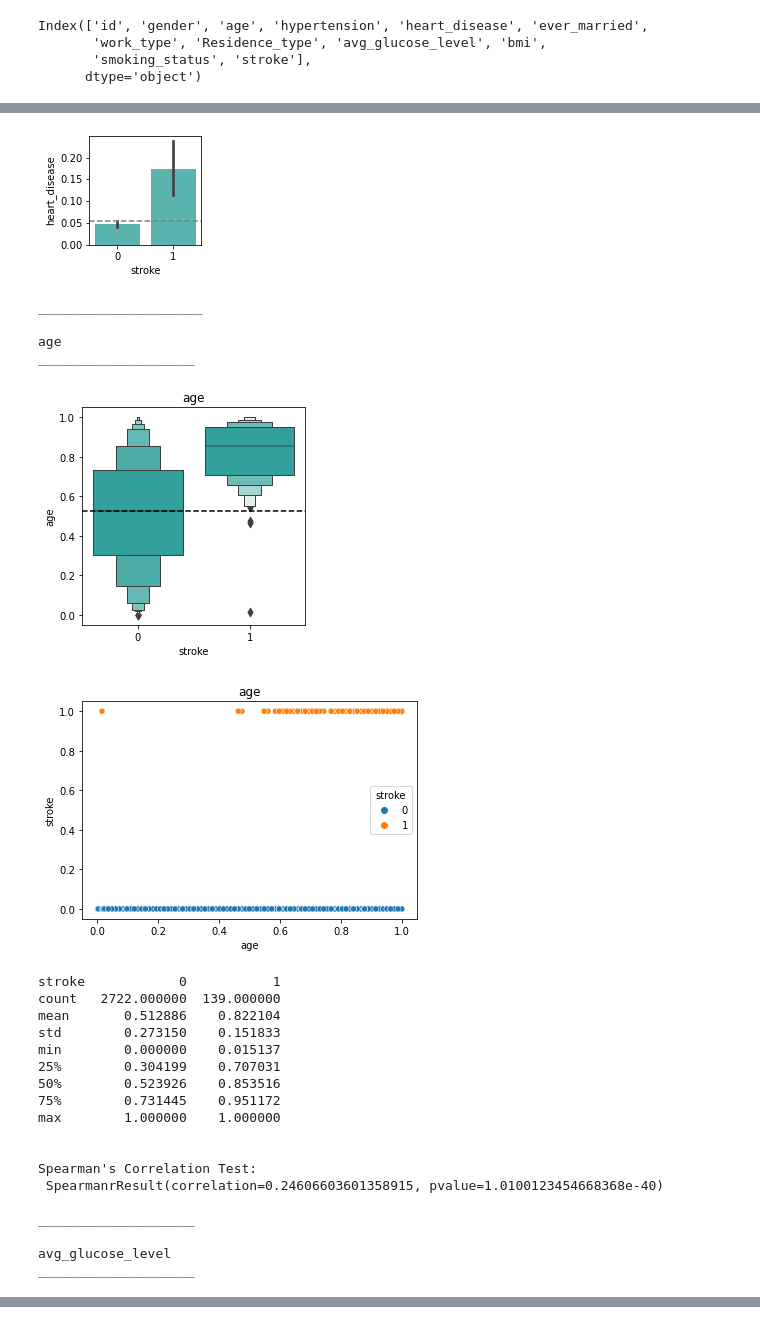
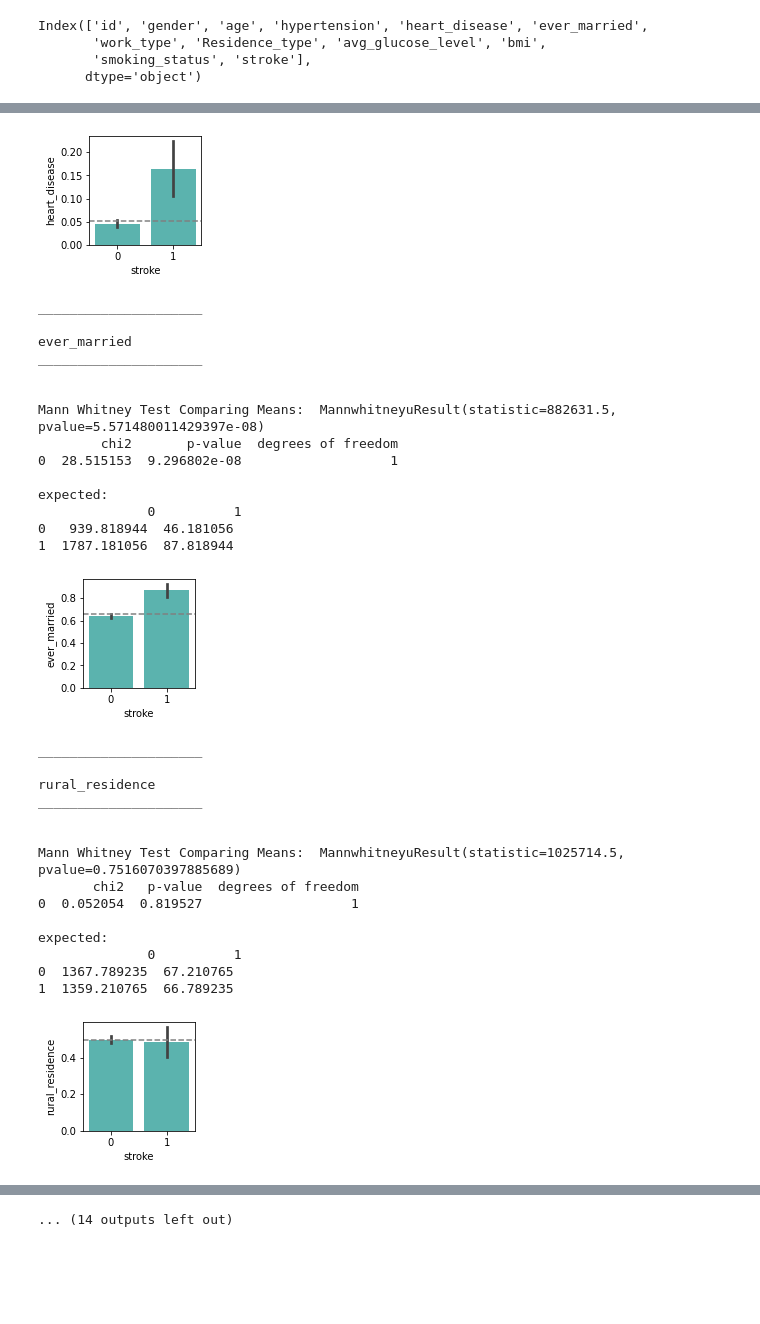
Before and after one commit to mdalton87/stroke_prediction, a Jupyter notebook: stroke.ipynb, the cells around one changed output, grey strips where cells are left out. Drawn from its saved outputs; the diff is of its cells as text; code cells hidden in the pictures; blank space fills up the shorter version.

Commit message:
explored data, create new helper functions

```diff
--- a/stroke.ipynb
+++ b/stroke.ipynb
@@ -105,6 +196,8 @@ df.set_index('id', inplace=True)
+# %%
+df = df.assign(current_smoker = df.smoking_status == 'smokes')
+df.current_smoker = df.current_smoker.replace(True, 1).replace(False, 0).astype('int')
 # %%
 quant_cols = ['age','avg_glucose_level','bmi']
-bin_cols = ['hypertension','heart_disease']
+bin_cols = ['hypertension','heart_disease','ever_married','rural_residence','urban_residence', 'current_smoker', 'is_female', 'is_male']
 target = 'stroke'
-cat_cols = list(df.columns.drop(quant_cols, bin_cols))
-cat_cols
+cat_cols = ['work_type', 'smoking_status',]
@@ -227,2 +284,3 @@ w.impute_knn(df, features, 4)
 # %%
-train, validate, test = w.train_validate_test_split(df, target, seed=42)
+# Split data
+train, validate, test = w.train_validate_test_split(df, target, 42)
@@ -231,7 +287,8 @@ quant_cols2 = ['avg_glucose_level', 'bmi']
 # %%
-train, validate, test = w.scale_my_data(train, validate, test, quant_cols)
+# Scale data
+train, validate, test = w.train_validate_test_scale(train, validate, test, quant_cols)
 # %%
-ex.explore_bivariate(train, 'stroke', 'stroke', bin_cols, quant_cols)
+ex.explore_bivariate(train, target, target, bin_cols, quant_cols)
 # %% [output]
 hypertension
 _____________________
@@ -263,25 +320,31 @@ expected:
-[figure, old version]
+[figure, new version]
 _____________________
 
-age
-____________________
+ever_married
+_____________________
+
+
+Mann Whitney Test Comparing Means:  MannwhitneyuResult(statistic=882631.5, pvalue=5.571480011429397e-08)
+        chi2       p-value  degrees of freedom
+0  28.515153  9.296802e-08                   1
+
+expected:
+              0          1
+0   939.818944  46.181056
+1  1787.181056  87.818944
-[figure, old version]
+[figure, new version]
+_____________________
+
+rural_residence
+_____________________
+
+
+Mann Whitney Test Comparing Means:  MannwhitneyuResult(statistic=1025714.5, pvalue=0.7516070397885689)
+       chi2   p-value  degrees of freedom
+0  0.052054  0.819527                   1
+
+expected:
+              0          1
+0  1367.789235  67.210765
+1  1359.210765  66.789235
-[figure, old version]
+[figure, new version]
-stroke            0           1
-count   2722.000000  139.000000
-mean       0.512886    0.822104
-std        0.273150    0.151833
-min        0.000000    0.015137
-25%        0.304199    0.707031
-50%        0.523926    0.853516
-75%        0.731445    0.951172
-max        1.000000    1.000000
-
-
-Spearman's Correlation Test:
- SpearmanrResult(correlation=0.24606603601358915, pvalue=1.0100123454668368e-40)
-
-____________________
-
-avg_glucose_level
-____________________
@@ -324,0 +381 @@ ____________________
+... (14 outputs left out)
```
Also changed, not shown: parts of 53 cells of this notebook, 3 other files.
